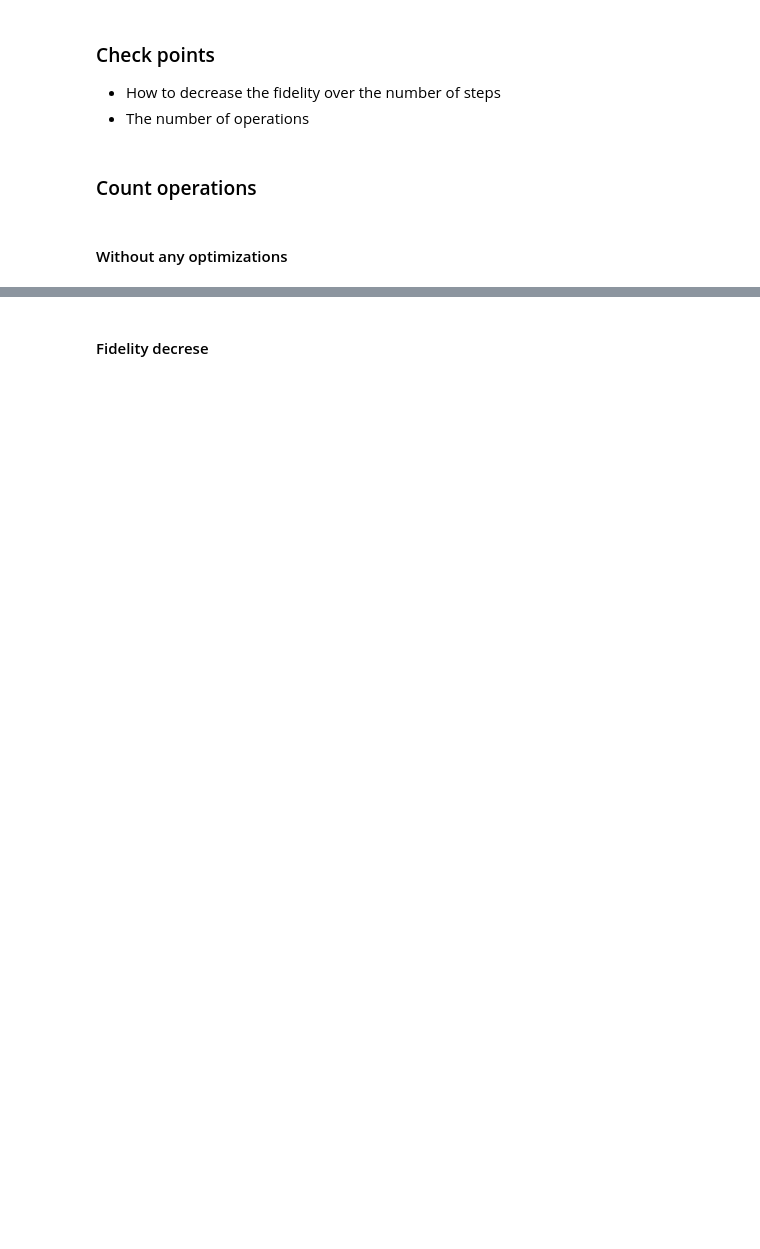
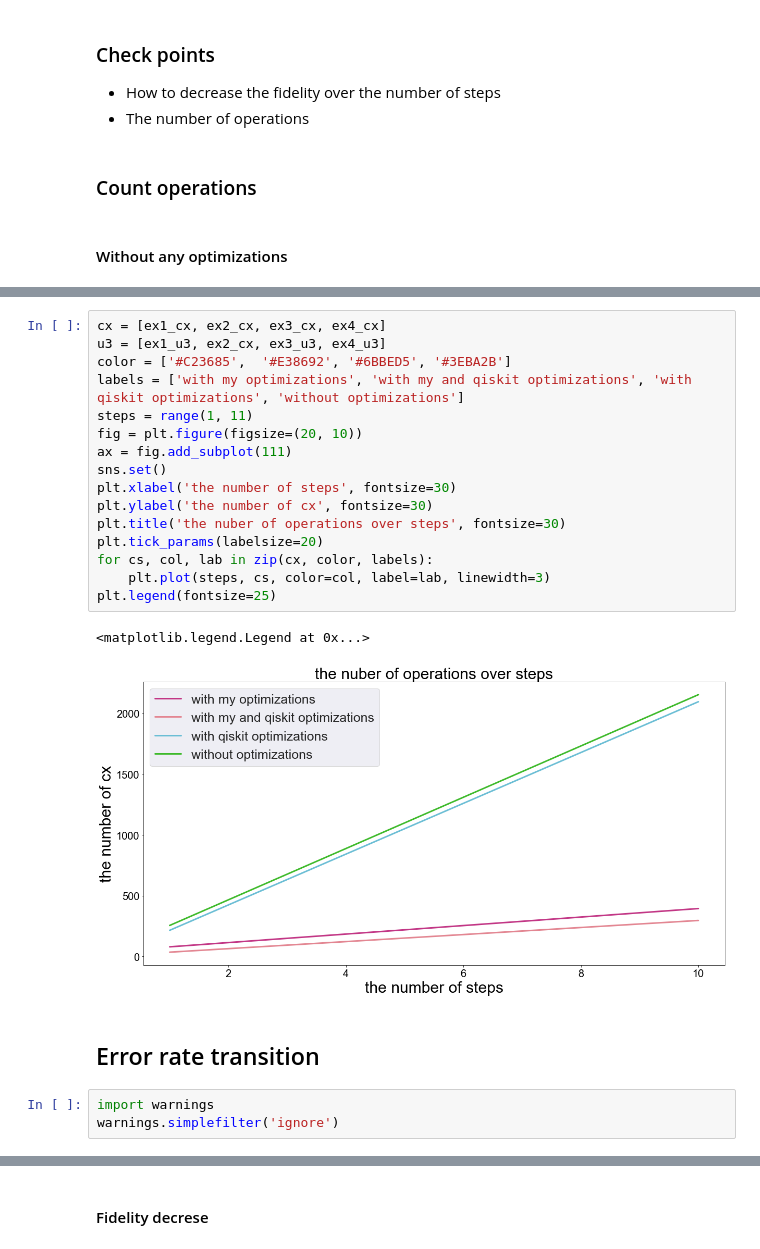
Before and after one commit to Chibikuri/qwopt, a Jupyter notebook: notebook/benchmark.ipynb, the cells around one changed output, grey strips where cells are left out. Saved outputs shown, nothing was run; the diff lists cells and outputs as text; blank space fills up the shorter version.

```diff
--- a/notebook/benchmark.ipynb
+++ b/notebook/benchmark.ipynb
@@ -54,0 +216,24 @@ two qubit gates:  1899 / one qubit gates:  2474
+# %%
+cx = [ex1_cx, ex2_cx, ex3_cx, ex4_cx]
+u3 = [ex1_u3, ex2_cx, ex3_u3, ex4_u3]
+color = ['#C23685',  '#E38692', '#6BBED5', '#3EBA2B']
+labels = ['with my optimizations', 'with my and qiskit optimizations', 'with qiskit optimizations', 'without optimizations']
+steps = range(1, 11)
+fig = plt.figure(figsize=(20, 10))
+ax = fig.add_subplot(111)
+sns.set()
+plt.xlabel('the number of steps', fontsize=30)
+plt.ylabel('the number of cx', fontsize=30)
+plt.title('the nuber of operations over steps', fontsize=30)
+plt.tick_params(labelsize=20)
+for cs, col, lab in zip(cx, color, labels):
+    plt.plot(steps, cs, color=col, label=lab, linewidth=3)
+plt.legend(fontsize=25)
+# %% [output]
+<matplotlib.legend.Legend at 0x...>
+[figure, added]
+# %% [markdown]
+## Error rate transition
+# %%
+import warnings
+warnings.simplefilter('ignore')
```
Also changed, not shown: parts of 28 cells of this notebook, 9 other files.
